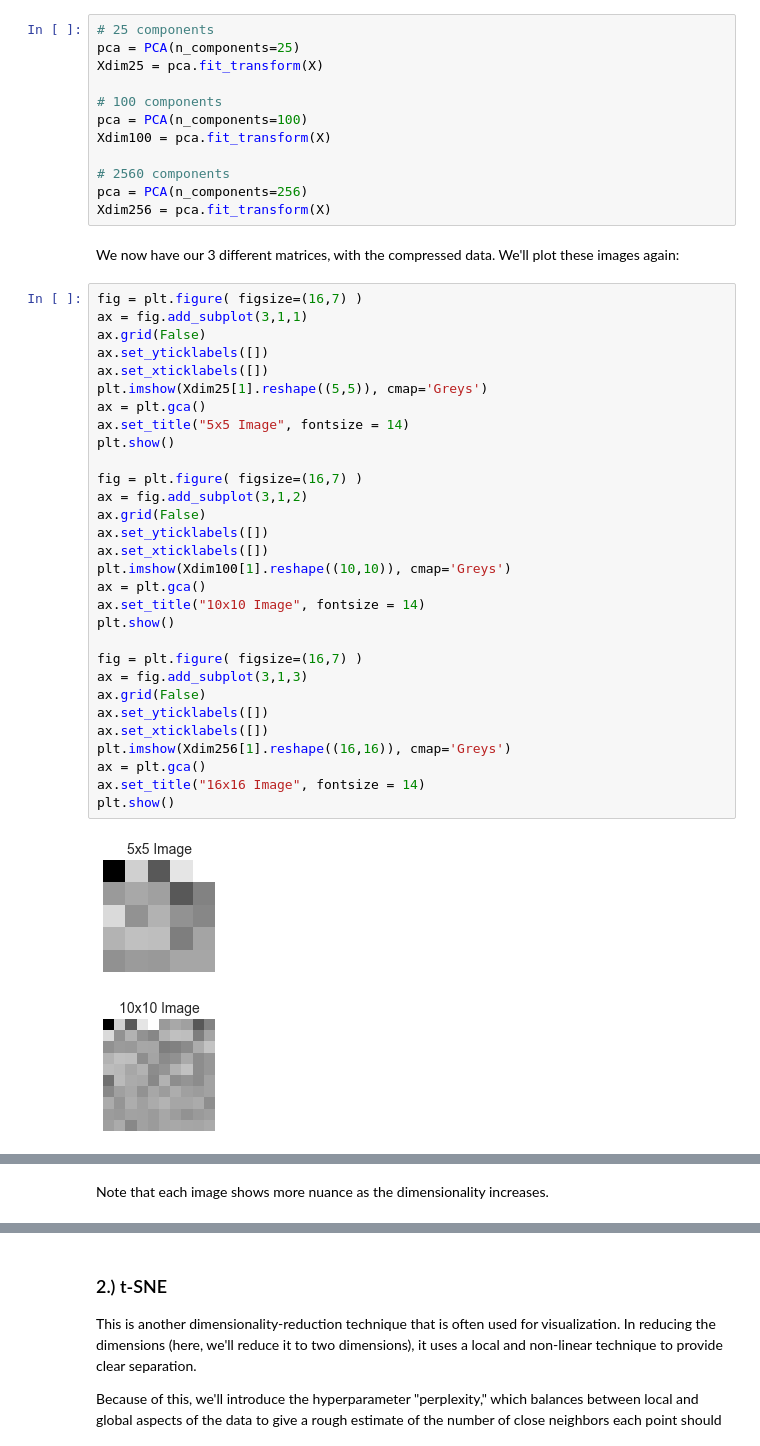
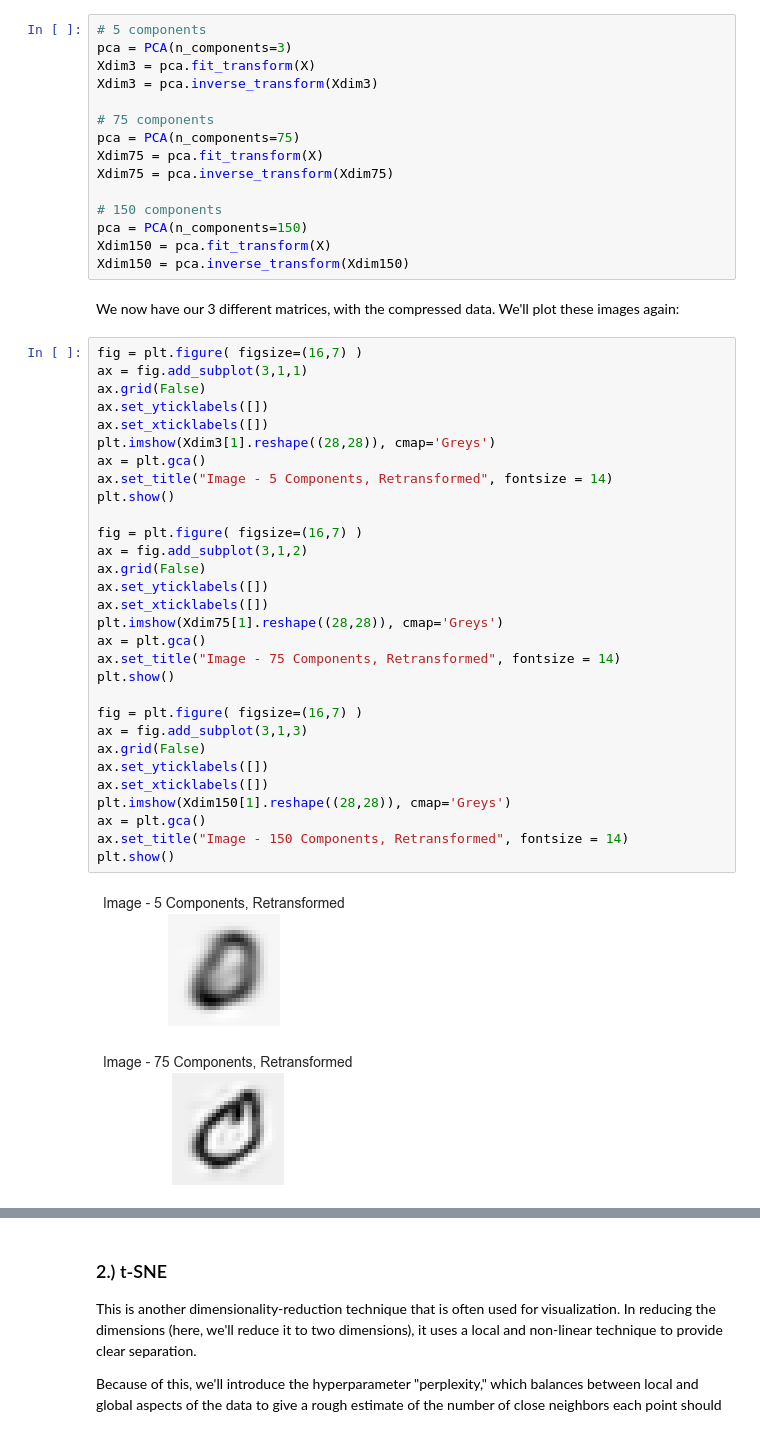
Before and after one commit to jhigbee2/byu_econ_applied_machine_learning, a Jupyter notebook: homeworks/ps5.ipynb, the cells around one changed output, grey strips where cells are left out. Drawn from its saved outputs; the diff is of its cells as text.

```diff
--- a/homeworks/ps5.ipynb
+++ b/homeworks/ps5.ipynb
@@ -187,47 +200,50 @@ We'll use 25, 100, and 256 components, since these are all squares of numbers an
 # %%
-# 25 components
-pca = PCA(n_components=25)
-Xdim25 = pca.fit_transform(X)
+# 5 components
+pca = PCA(n_components=3)
+Xdim3 = pca.fit_transform(X)
+Xdim3 = pca.inverse_transform(Xdim3)
 
-# 100 components
-pca = PCA(n_components=100)
-Xdim100 = pca.fit_transform(X)
+# 75 components
+pca = PCA(n_components=75)
+Xdim75 = pca.fit_transform(X)
+Xdim75 = pca.inverse_transform(Xdim75)
 
-# 2560 components
-pca = PCA(n_components=256)
-Xdim256 = pca.fit_transform(X)
+# 150 components
+pca = PCA(n_components=150)
+Xdim150 = pca.fit_transform(X)
+Xdim150 = pca.inverse_transform(Xdim150)
 # %% [markdown]
 We now have our 3 different matrices, with the compressed data. We'll plot these images again:
 # %%
 fig = plt.figure( figsize=(16,7) )
 ax = fig.add_subplot(3,1,1)
 ax.grid(False)
 ax.set_yticklabels([])
 ax.set_xticklabels([])
-plt.imshow(Xdim25[1].reshape((5,5)), cmap='Greys')
+plt.imshow(Xdim3[1].reshape((28,28)), cmap='Greys')
 ax = plt.gca()
-ax.set_title("5x5 Image", fontsize = 14)
+ax.set_title("Image - 5 Components, Retransformed", fontsize = 14)
 plt.show()
 
 fig = plt.figure( figsize=(16,7) )
 ax = fig.add_subplot(3,1,2)
 ax.grid(False)
 ax.set_yticklabels([])
 ax.set_xticklabels([])
-plt.imshow(Xdim100[1].reshape((10,10)), cmap='Greys')
+plt.imshow(Xdim75[1].reshape((28,28)), cmap='Greys')
 ax = plt.gca()
-ax.set_title("10x10 Image", fontsize = 14)
+ax.set_title("Image - 75 Components, Retransformed", fontsize = 14)
 plt.show()
 
 fig = plt.figure( figsize=(16,7) )
 ax = fig.add_subplot(3,1,3)
 ax.grid(False)
 ax.set_yticklabels([])
 ax.set_xticklabels([])
-plt.imshow(Xdim256[1].reshape((16,16)), cmap='Greys')
+plt.imshow(Xdim150[1].reshape((28,28)), cmap='Greys')
 ax = plt.gca()
-ax.set_title("16x16 Image", fontsize = 14)
+ax.set_title("Image - 150 Components, Retransformed", fontsize = 14)
 plt.show()
 # %% [output]
-[figure, old version]
+[figure, new version]
-[figure, old version]
+[figure, new version]
@@ -235,2 +250,0 @@ plt.show()
-# %% [markdown]
-Note that each image shows more nuance as the dimensionality increases.
```
Also changed, not shown: parts of 28 cells of this notebook.
